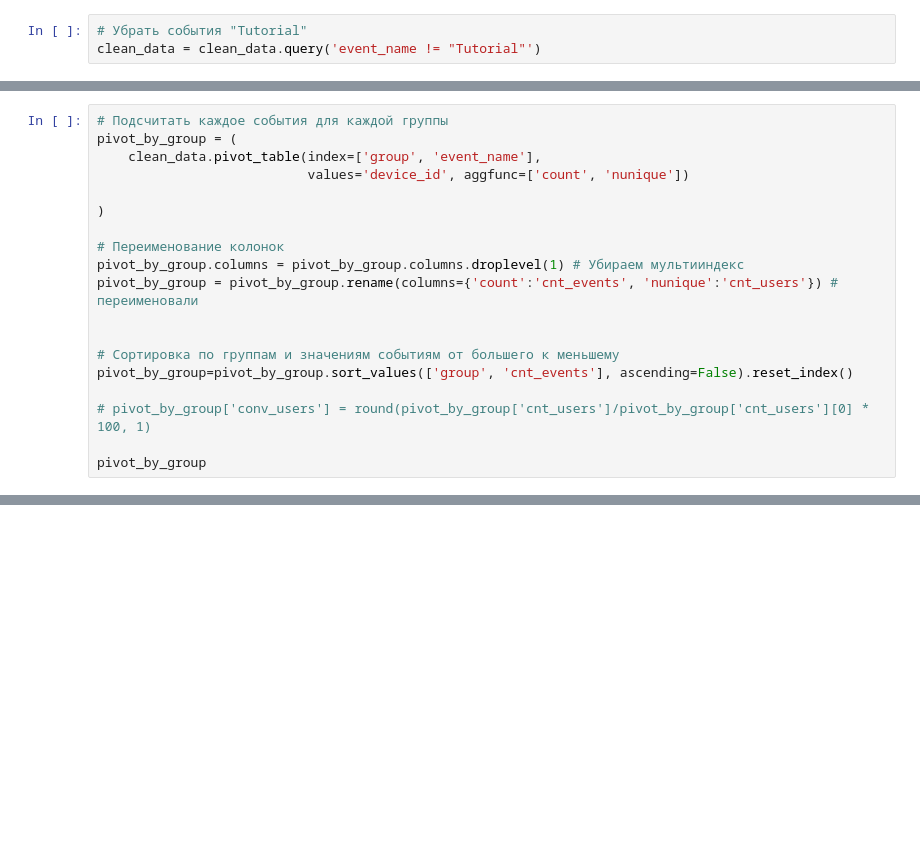
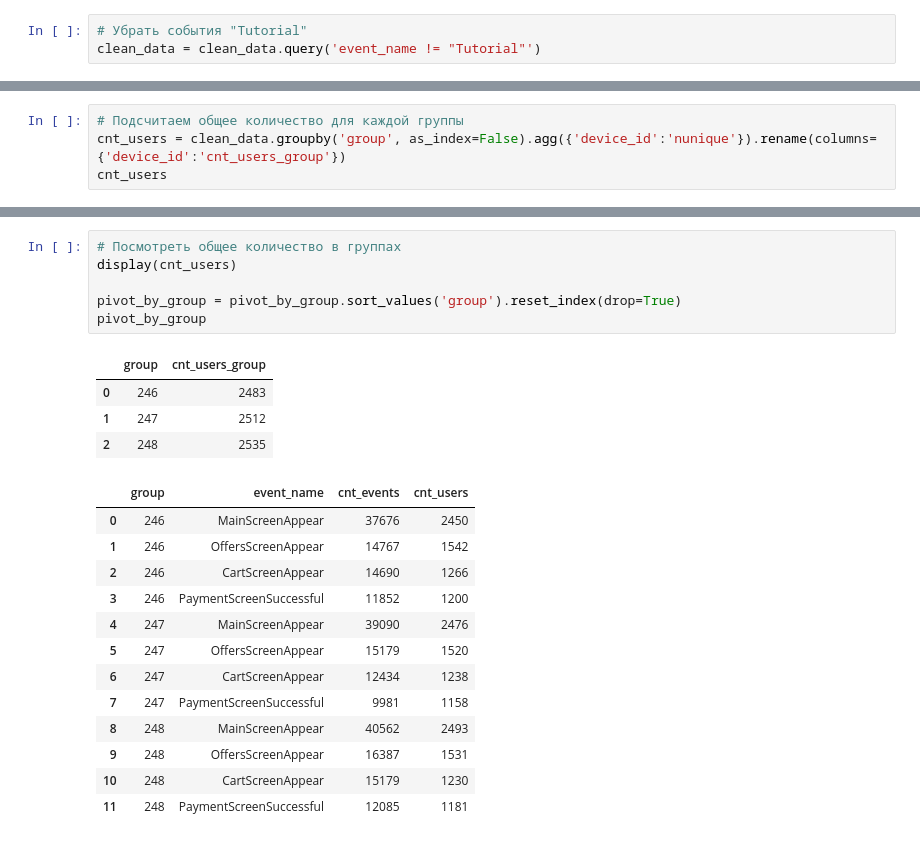
Before and after one commit to ArtemBonda/ynd_analyses, a Jupyter notebook: 10_exam_prject_2/Research_startap.ipynb, the cells around one changed output, grey strips where cells are left out. Drawn from its saved outputs; the diff is of its cells as text; blank space fills up the shorter version.

```diff
--- a/10_exam_prject_2/Research_startap.ipynb
+++ b/10_exam_prject_2/Research_startap.ipynb
@@ -382,0 +428,4 @@ clean_data = clean_data.query('event_name != "Tutorial"')
+# %%
+# Подсчитаем общее количество для каждой группы
+cnt_users = clean_data.groupby('group', as_index=False).agg({'device_id':'nunique'}).rename(columns={'device_id':'cnt_users_group'})
+cnt_users
@@ -402,19 +584,0 @@ clean_data = clean_data.query('event_name != "Tutorial"')
-# %%
-# Подсчитать каждое события для каждой группы
-pivot_by_group = (
-    clean_data.pivot_table(index=['group', 'event_name'],
-                           values='device_id', aggfunc=['count', 'nunique'])
-
-)
-
-# Переименование колонок
-pivot_by_group.columns = pivot_by_group.columns.droplevel(1) # Убираем мультииндекс
-pivot_by_group = pivot_by_group.rename(columns={'count':'cnt_events', 'nunique':'cnt_users'}) # переименовали
-
-
-# Сортировка по группам и значениям событиям от большего к меньшему
-pivot_by_group=pivot_by_group.sort_values(['group', 'cnt_events'], ascending=False).reset_index()
-
-# pivot_by_group['conv_users'] = round(pivot_by_group['cnt_users']/pivot_by_group['cnt_users'][0] * 100, 1)
-
-pivot_by_group
@@ -599,0 +592,24 @@ KeyError: 'time_spent'
+# %%
+# Посмотреть общее количество в группах
+display(cnt_users)
+
+pivot_by_group = pivot_by_group.sort_values('group').reset_index(drop=True)
+pivot_by_group
+# %% [output]
+|  | group | cnt_users_group |
+| 0 | 246 | 2483 |
+| 1 | 247 | 2512 |
+| 2 | 248 | 2535 |
+|  | group | event_name | cnt_events | cnt_users |
+| 0 | 246 | MainScreenAppear | 37676 | 2450 |
+| 1 | 246 | OffersScreenAppear | 14767 | 1542 |
+| 2 | 246 | CartScreenAppear | 14690 | 1266 |
+| 3 | 246 | PaymentScreenSuccessful | 11852 | 1200 |
+| 4 | 247 | MainScreenAppear | 39090 | 2476 |
+| 5 | 247 | OffersScreenAppear | 15179 | 1520 |
+| 6 | 247 | CartScreenAppear | 12434 | 1238 |
+| 7 | 247 | PaymentScreenSuccessful | 9981 | 1158 |
+| 8 | 248 | MainScreenAppear | 40562 | 2493 |
+| 9 | 248 | OffersScreenAppear | 16387 | 1531 |
+| 10 | 248 | CartScreenAppear | 15179 | 1230 |
+| 11 | 248 | PaymentScreenSuccessful | 12085 | 1181 |
```
Also changed, not shown: parts of 74 cells of this notebook.
